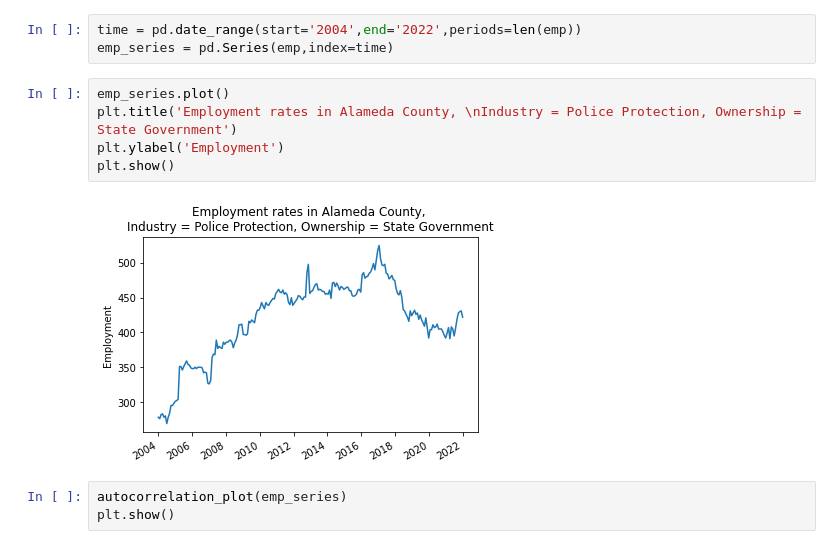
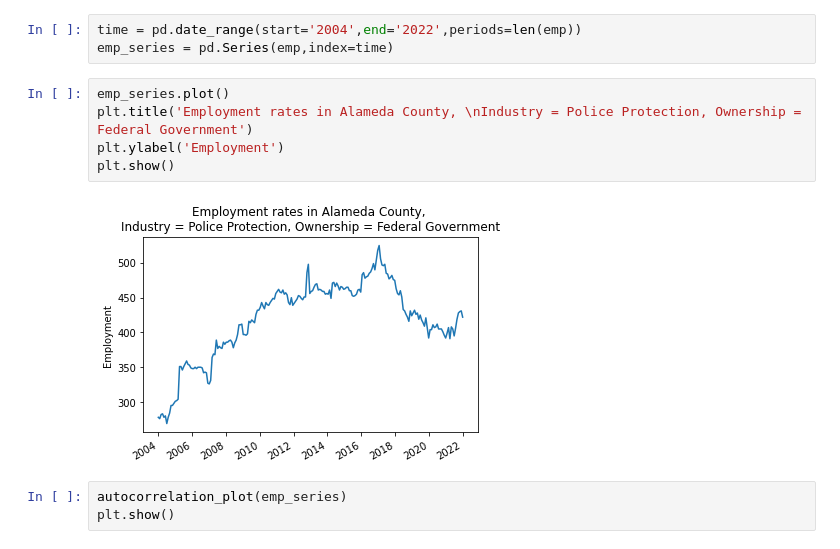
Before and after one commit to ymorsi7/CaliWageAnalysis, a Jupyter notebook: Siddharth/Time_series_Siddharth.ipynb, the cells around one changed output. Drawn from its saved outputs; the diff is of its cells as text.

```diff
--- a/Siddharth/Time_series_Siddharth.ipynb
+++ b/Siddharth/Time_series_Siddharth.ipynb
@@ -186,11 +197,11 @@ time = pd.date_range(start='2004',end='2022',periods=len(emp))
 emp_series = pd.Series(emp,index=time)
 # %%
 emp_series.plot()
-plt.title('Employment rates in Alameda County, \nIndustry = Police Protection, Ownership = State Government')
+plt.title('Employment rates in Alameda County, \nIndustry = Police Protection, Ownership = Federal Government')
 plt.ylabel('Employment')
 plt.show()
 # %% [output]
-[figure, old version]
+[figure, new version]
 # %%
 autocorrelation_plot(emp_series)
 plt.show()
```
Also changed, not shown: parts of 16 cells of this notebook, 1 other file.
